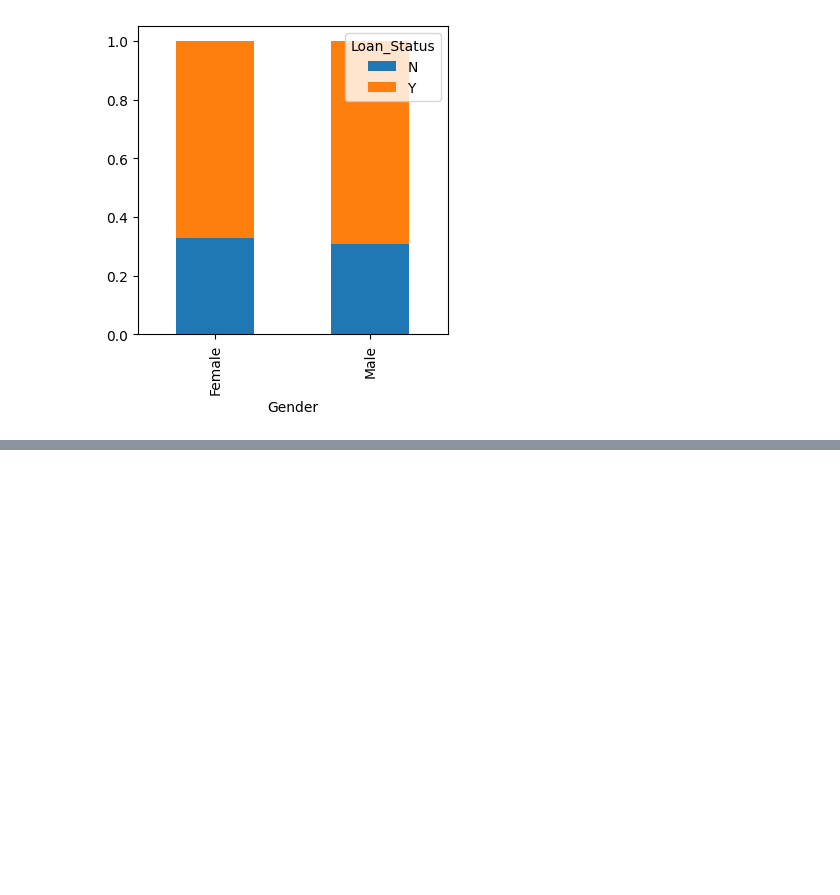
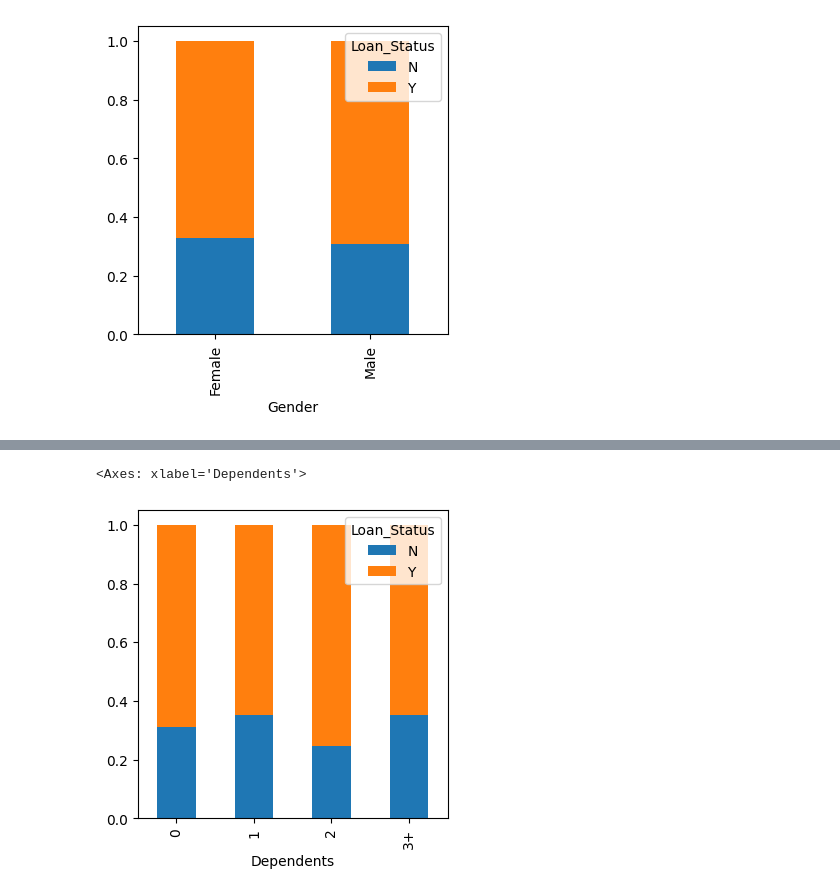
Before and after one commit to dabarbosa10/MachineLearning, a Jupyter notebook: Prediction.ipynb, the cells around one changed output, grey strips where cells are left out. Cells and saved outputs as stored; diff of their text form; code cells hidden in the pictures; blank space fills up the shorter version.

```diff
--- a/Prediction.ipynb
+++ b/Prediction.ipynb
@@ -137,0 +177,5 @@ Gender.div(Gender.sum(1).astype(float), axis=0).plot(kind="bar",stacked=True, fi
+# %%
+Dependents.div(Dependents.sum(1).astype(float), axis=0).plot(kind="bar",stacked=True, figsize=(4,4))
+# %% [output]
+<Axes: xlabel='Dependents'>
+[figure, added]
```
Also changed, not shown: parts of 15 cells of this notebook.
